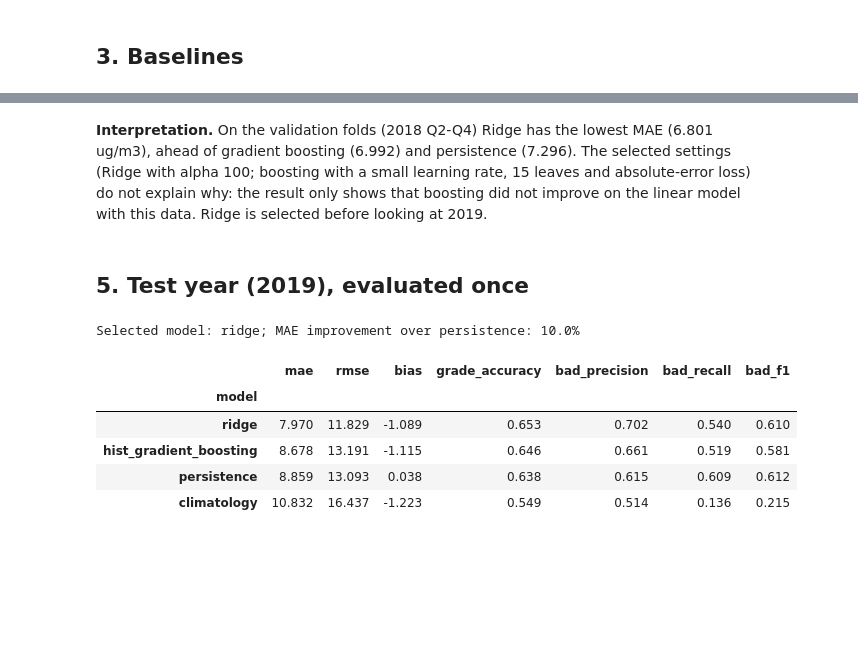
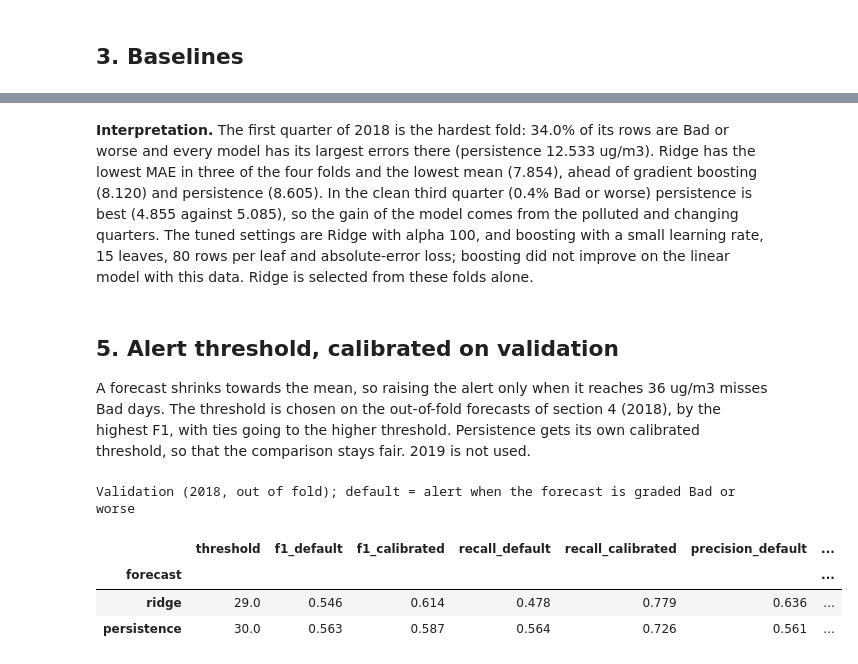
Before and after one commit to moliiner/air_pollution_analysis_seoul, a Jupyter notebook: notebooks/05_forecasting.ipynb, the cells around one changed output, grey strips where cells are left out. Cells and saved outputs as stored; diff of their text form; code cells hidden in the pictures; blank space fills up the shorter version.

```diff
--- a/notebooks/05_forecasting.ipynb
+++ b/notebooks/05_forecasting.ipynb
@@ -92,15 +102,17 @@ fold: fit 15,583 rows | validate 2018-10-01 to 2018-12-31: 2,242 rows
 # %% [markdown]
 ## 3. Baselines
 # %%
+def persistence_forecast(rows, fallback):
+    """Tomorrow = today; the 7-day mean, then a fallback, when today is missing."""
+    return rows["pm25_d0"].fillna(rows["pm25_roll7"]).fillna(fallback).to_numpy()
+
+
 train_mean = y_train.mean()
-# Persistence: tomorrow = today (falls back to the 7-day mean, then the training mean, when today is missing)
-persistence = X_test["pm25_d0"].fillna(X_test["pm25_roll7"]).fillna(train_mean)
-
 # Climatology: training mean of the same station and month of the target day
 clim = train.assign(m=train["target_date"].dt.month).groupby(["station_code", "m"])["target"].mean()
 climatology = pd.Series(
     clim.reindex(list(zip(test["station_code"], test["target_date"].dt.month))).to_numpy(), index=test.index
 ).fillna(train_mean)
 
-predictions = {"persistence": persistence.to_numpy(), "climatology": climatology.to_numpy()}
+predictions = {"persistence": persistence_forecast(X_test, train_mean), "climatology": climatology.to_numpy()}
 # %% [markdown]
@@ -157,27 +187,28 @@ Selected model (lowest validation MAE): ridge
 # %% [markdown]
-**Interpretation.** On the validation folds (2018 Q2-Q4) Ridge has the lowest MAE (6.801 ug/m3), ahead of gradient boosting (6.992) and persistence (7.296). The selected settings (Ridge with alpha 100; boosting with a small learning rate, 15 leaves and absolute-error loss) do not explain why: the result only shows that boosting did not improve on the linear model with this data. Ridge is selected before looking at 2019.
+**Interpretation.** The first quarter of 2018 is the hardest fold: 34.0% of its rows are Bad or worse and every model has its largest errors there (persistence 12.533 ug/m3). Ridge has the lowest MAE in three of the four folds and the lowest mean (7.854), ahead of gradient boosting (8.120) and persistence (8.605). In the clean third quarter (0.4% Bad or worse) persistence is best (4.855 against 5.085), so the gain of the model comes from the polluted and changing quarters. The tuned settings are Ridge with alpha 100, and boosting with a small learning rate, 15 leaves, 80 rows per leaf and absolute-error loss; boosting did not improve on the linear model with this data. Ridge is selected from these folds alone.
 # %% [markdown]
-## 5. Test year (2019), evaluated once
+## 5. Alert threshold, calibrated on validation
+
+A forecast shrinks towards the mean, so raising the alert only when it reaches 36 ug/m3 misses Bad days. The threshold is chosen on the out-of-fold forecasts of section 4 (2018), by the highest F1, with ties going to the higher threshold. Persistence gets its own calibrated threshold, so that the comparison stays fair. 2019 is not used.
 # %%
-predictions["ridge"] = ridge_search.predict(X_test)
-predictions["hist_gradient_boosting"] = hgb_search.predict(X_test.astype(float))
+candidates = np.arange(20, 45.5, 0.5)
+calibration = {name: threshold_scores(y_val, oof[name][validated], candidates) for name in [selected, "persistence"]}
+thresholds = {name: best_threshold(scores) for name, scores in calibration.items()}
 
 rows = []
-for name, pred in predictions.items():
-    m = all_metrics(y_test, pred)
-    rows.append({"model": name, **m})
-    (config.METRICS / f"05_{name}.json").write_text(json.dumps({"test_year": 2019, **m}, indent=2))
-leaderboard = pd.DataFrame(rows).set_index("model").sort_values("mae")
-leaderboard.to_csv(config.METRICS / "05_leaderboard.csv")
-skill = 1 - leaderboard.loc[selected, "mae"] / leaderboard.loc["persistence", "mae"]
-print(f"Selected model: {selected}; MAE improvement over persistence: {skill:.1%}")
-leaderboard.round(3)
+for name, scores in calibration.items():
+    default = alert_scores(is_bad(y_val), alert(oof[name][validated]))
+    chosen = scores.loc[scores["threshold"] == thresholds[name]].iloc[0]
+    rows.append({"forecast": name, "threshold": thresholds[name],
+                 "f1_default": default["bad_f1"], "f1_calibrated": chosen["bad_f1"],
+                 "recall_default": default["bad_recall"], "recall_calibrated": chosen["bad_recall"],
+                 "precision_default": default["bad_precision"], "precision_calibrated": chosen["bad_precision"]})
+print("Validation (2018, out of fold); default = alert when the forecast is graded Bad or worse")
+pd.DataFrame(rows).set_index("forecast").round(3)
 # %% [output]
-Selected model: ridge; MAE improvement over persistence: 10.0%
+Validation (2018, out of fold); default = alert when the forecast is graded Bad or worse
-|  | mae | rmse | bias | grade_accuracy | bad_precision | bad_recall | bad_f1 |
-| model |  |  |  |  |  |  |  |
-| ridge | 7.970 | 11.829 | -1.089 | 0.653 | 0.702 | 0.540 | 0.610 |
-| hist_gradient_boosting | 8.678 | 13.191 | -1.115 | 0.646 | 0.661 | 0.519 | 0.581 |
-| persistence | 8.859 | 13.093 | 0.038 | 0.638 | 0.615 | 0.609 | 0.612 |
-| climatology | 10.832 | 16.437 | -1.223 | 0.549 | 0.514 | 0.136 | 0.215 |
+|  | threshold | f1_default | f1_calibrated | recall_default | recall_calibrated | precision_default | ... |
+| forecast |  |  |  |  |  |  | ... |
+| ridge | 29.0 | 0.546 | 0.614 | 0.478 | 0.779 | 0.636 | ... |
+| persistence | 30.0 | 0.563 | 0.587 | 0.564 | 0.726 | 0.561 | ... |
 # %%
```
Also changed, not shown: parts of 24 cells of this notebook, 17 other files.
